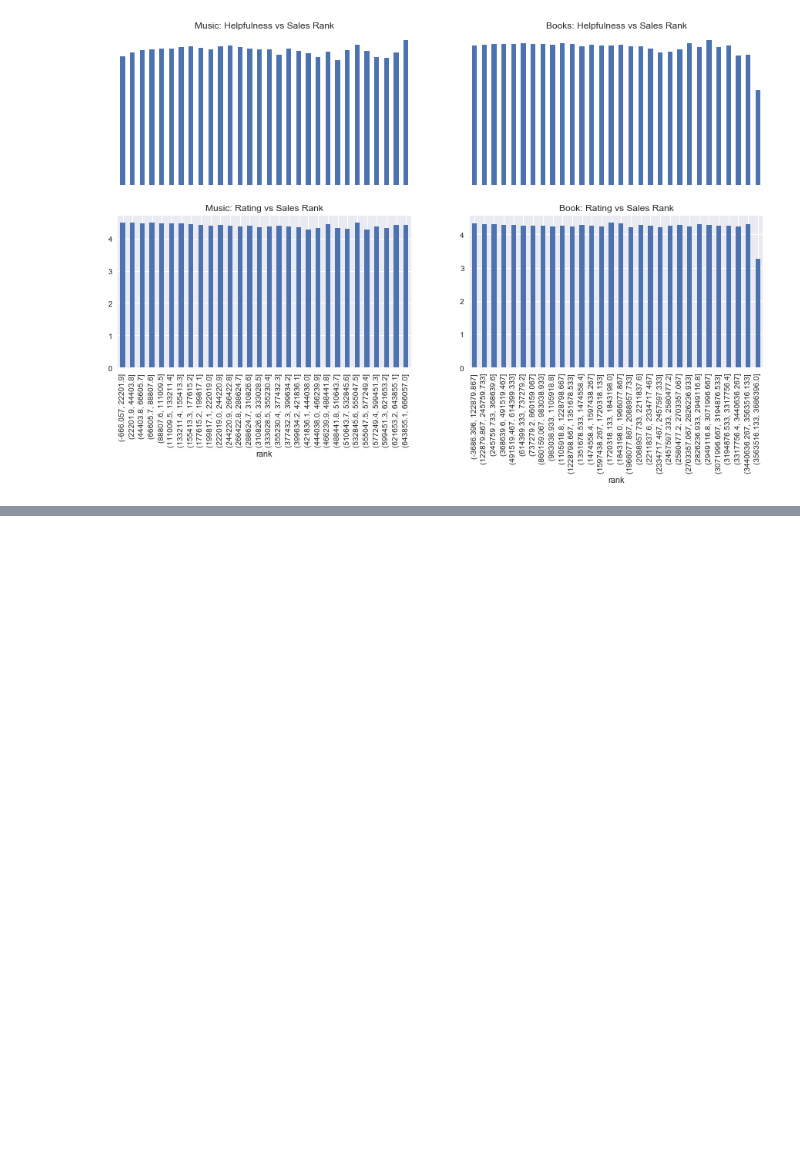
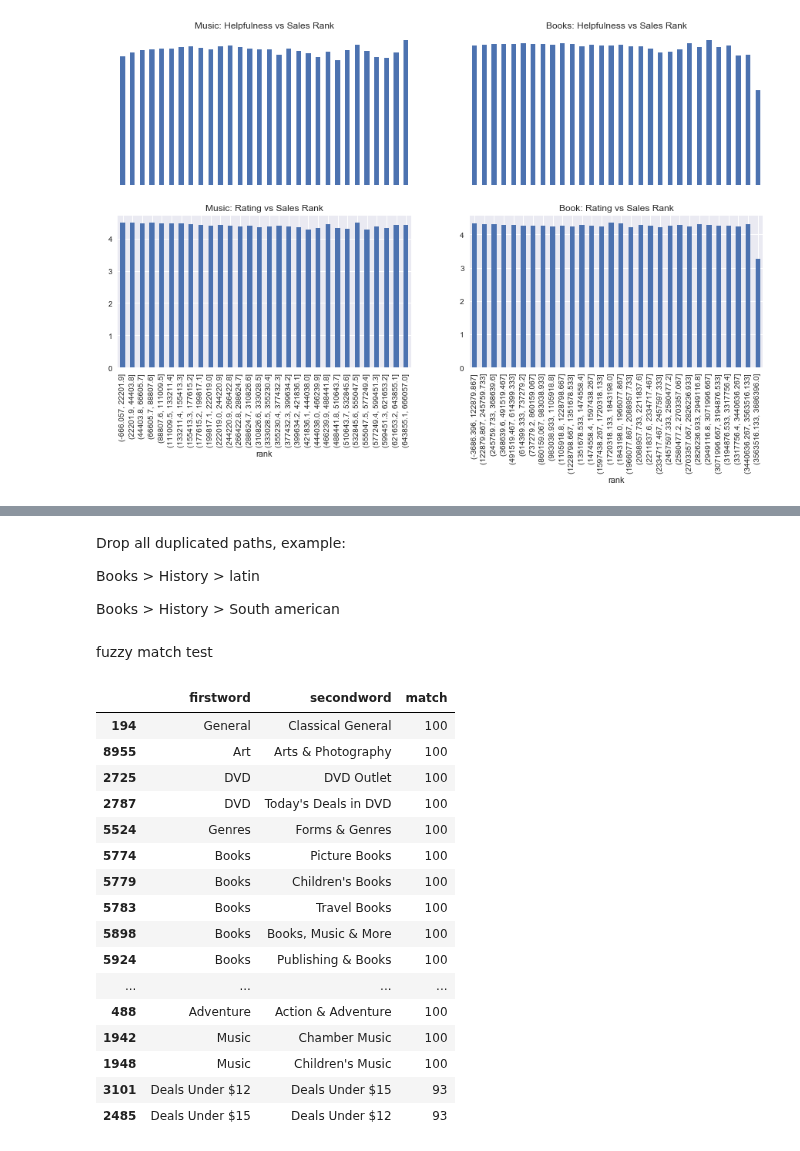
Before and after one commit to chrisgian/SB21.1-TakeHomeChallenges, a Jupyter notebook: B. Keep Up/Analysis.ipynb, the cells around one changed output, grey strips where cells are left out. Saved outputs shown, nothing was run; the diff lists cells and outputs as text; code cells hidden in the pictures; blank space fills up the shorter version.

```diff
--- a/B. Keep Up/Analysis.ipynb
+++ b/B. Keep Up/Analysis.ipynb
@@ -105,0 +152,8 @@ plt.show()
+# %% [markdown]
+Drop all duplicated paths, example:
+
+Books > History > latin
+
+Books > History > South american
+# %% [markdown]
+fuzzy match test
@@ -105,0 +162,29 @@ plt.show()
+# %%
+words = categories.sample(500).dropna().DESC.unique()
+collect = []
+for first_word in words:
+    words_to_search = [i for i in words if i not in first_word]
+    for second_word in words_to_search:
+        collect.append([first_word, second_word, fuzz.partial_ratio(first_word, second_word)])
+# %%
+collected = pd.DataFrame(collect, columns = ['firstword','secondword','match'])
+# %%
+collected[collected.groupby('firstword')['match'].transform(max) == collected['match']].sort_values('match',ascending = False).query("match > 90")
+# %% [output]
+|  | firstword | secondword | match |
+| 194 | General | Classical General | 100 |
+| 8955 | Art | Arts & Photography | 100 |
+| 2725 | DVD | DVD Outlet | 100 |
+| 2787 | DVD | Today's Deals in DVD | 100 |
+| 5524 | Genres | Forms & Genres | 100 |
+| 5774 | Books | Picture Books | 100 |
+| 5779 | Books | Children's Books | 100 |
+| 5783 | Books | Travel Books | 100 |
+| 5898 | Books | Books, Music & More | 100 |
+| 5924 | Books | Publishing & Books | 100 |
+| ... | ... | ... | ... |
+| 488 | Adventure | Action & Adventure | 100 |
+| 1942 | Music | Chamber Music | 100 |
+| 1948 | Music | Children's Music | 100 |
+| 3101 | Deals Under $12 | Deals Under $15 | 93 |
+| 2485 | Deals Under $15 | Deals Under $12 | 93 |
```
Also changed, not shown: parts of 5 cells of this notebook.
